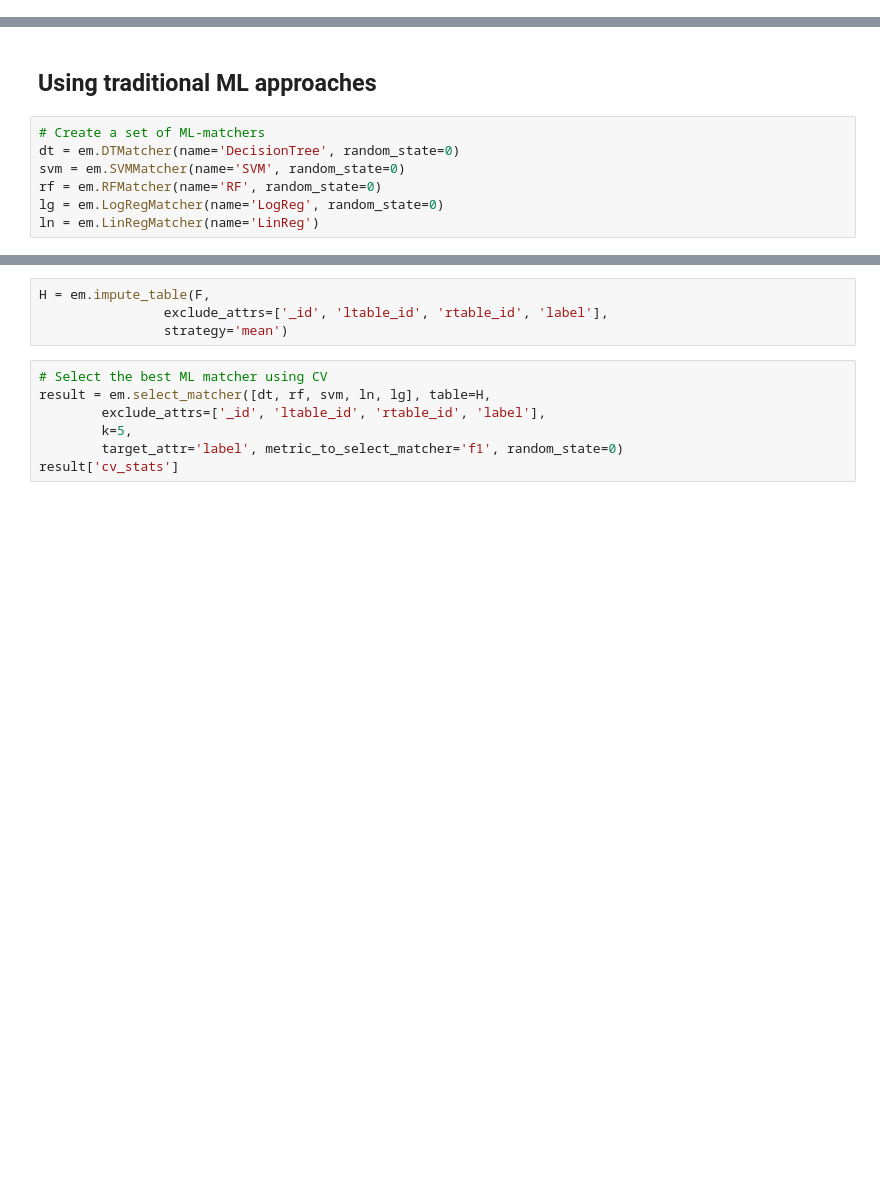
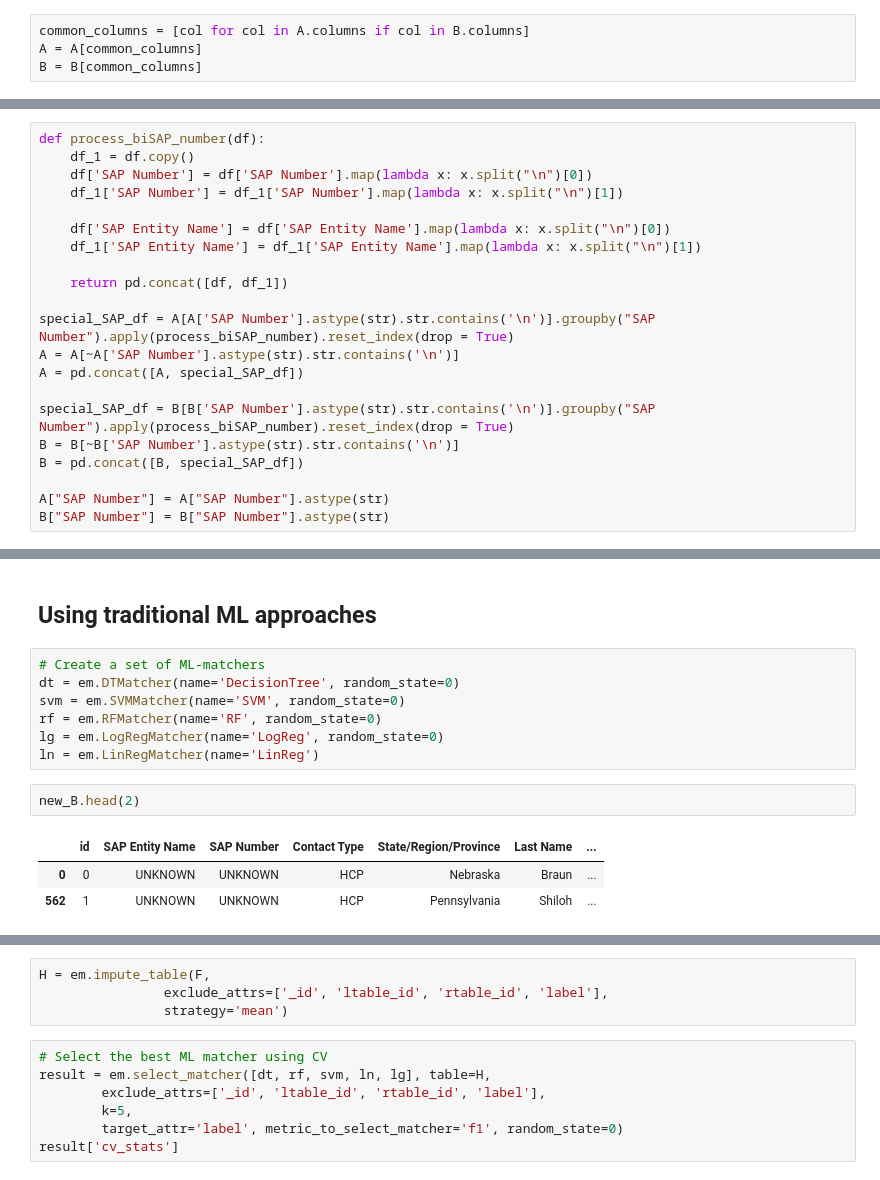
Before and after one commit to lidia-k/PatternX-Duplicate-Finder, a Jupyter notebook: notebook/EntityMatching_demo.ipynb, the cells around one changed output, grey strips where cells are left out. Cells and saved outputs as stored; diff of their text form; blank space fills up the shorter version.

```diff
--- a/notebook/EntityMatching_demo.ipynb
+++ b/notebook/EntityMatching_demo.ipynb
@@ -152,0 +165,4 @@ B = B[[col for col in B.columns if col not in removed_features]]
+# %%
+common_columns = [col for col in A.columns if col in B.columns]
+A = A[common_columns]
+B = B[common_columns]
@@ -164,3 +237,24 @@ A.head()
+# %%
+def process_biSAP_number(df):
+    df_1 = df.copy()
+    df['SAP Number'] = df['SAP Number'].map(lambda x: x.split("\n")[0])
+    df_1['SAP Number'] = df_1['SAP Number'].map(lambda x: x.split("\n")[1])
+
+    df['SAP Entity Name'] = df['SAP Entity Name'].map(lambda x: x.split("\n")[0])
+    df_1['SAP Entity Name'] = df_1['SAP Entity Name'].map(lambda x: x.split("\n")[1])
+
+    return pd.concat([df, df_1])
+
+special_SAP_df = A[A['SAP Number'].astype(str).str.contains('\n')].groupby("SAP Number").apply(process_biSAP_number).reset_index(drop = True)
+A = A[~A['SAP Number'].astype(str).str.contains('\n')]
+A = pd.concat([A, special_SAP_df])
+
+special_SAP_df = B[B['SAP Number'].astype(str).str.contains('\n')].groupby("SAP Number").apply(process_biSAP_number).reset_index(drop = True)
+B = B[~B['SAP Number'].astype(str).str.contains('\n')]
+B = pd.concat([B, special_SAP_df])
+
+A["SAP Number"] = A["SAP Number"].astype(str)
+B["SAP Number"] = B["SAP Number"].astype(str)
 # %%
 def process_data(A, B, blocking_config: tp.Dict):
     # retrieve metadata for Magenlla
@@ -462,6 +507,12 @@ svm = em.SVMMatcher(name='SVM', random_state=0)
 rf = em.RFMatcher(name='RF', random_state=0)
 lg = em.LogRegMatcher(name='LogReg', random_state=0)
 ln = em.LinRegMatcher(name='LinReg')
+# %%
+new_B.head(2)
+# %% [output]
+|  | id | SAP Entity Name | SAP Number | Contact Type | State/Region/Province | Last Name | ... |
+| 0 | 0 | UNKNOWN | UNKNOWN | HCP | Nebraska | Braun | ... |
+| 562 | 1 | UNKNOWN | UNKNOWN | HCP | Pennsylvania | Shiloh | ... |
 # %%
 # Generate a set of features
 F = em.get_features_for_matching(new_A, new_B, validate_inferred_attr_types=False)
```
Also changed, not shown: parts of 18 cells of this notebook.
